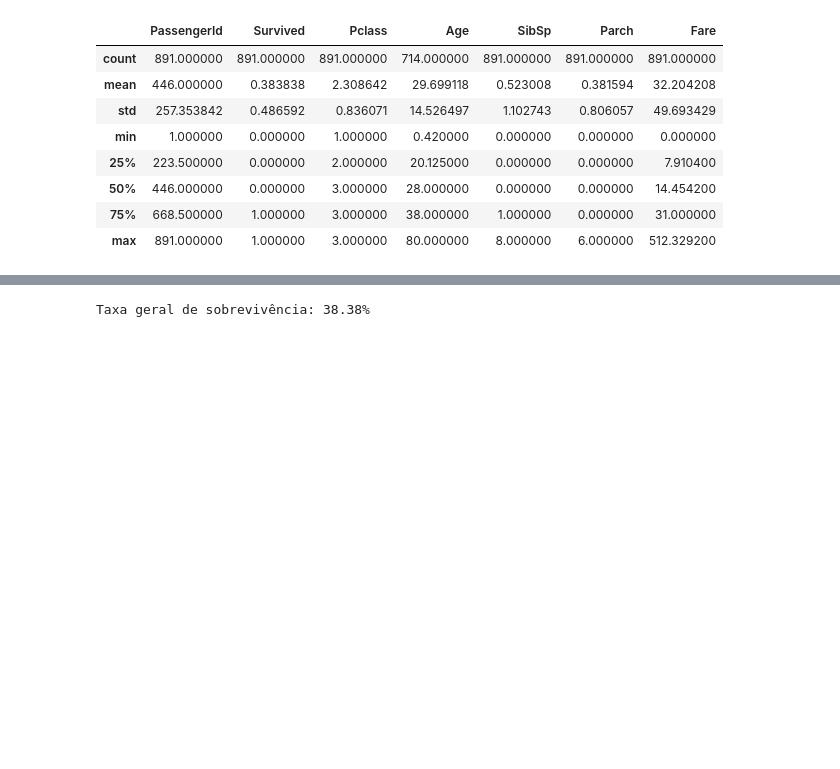
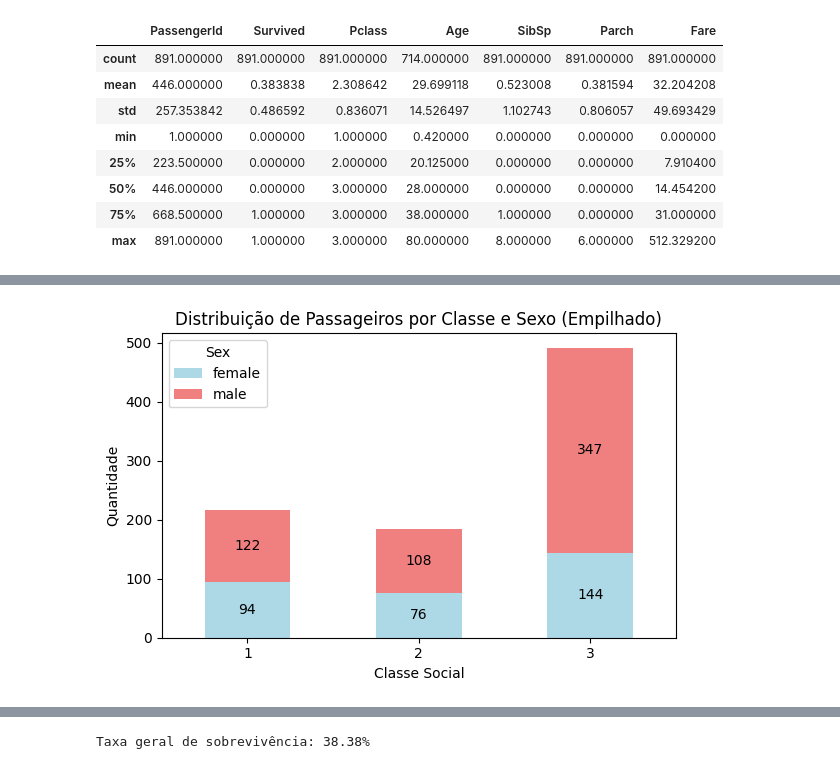
Before and after one commit to Mestrie/DeepLearningBook, a Jupyter notebook: Rede_Neurais_Avaliação_P3.ipynb, the cells around one changed output, grey strips where cells are left out. Saved outputs shown, nothing was run; the diff lists cells and outputs as text; code cells hidden in the pictures; blank space fills up the shorter version.

Commit message:
Criado usando o Colab adicionando comentários explicativos em markdown

```diff
--- a/Rede_Neurais_Avaliação_P3.ipynb
+++ b/Rede_Neurais_Avaliação_P3.ipynb
@@ -71,0 +100,22 @@ df.describe()
+# %%
+# Agrupa os dados por Classe e Sexo, contando ocorrências
+counts = df.groupby('Pclass')['Sex'].value_counts().unstack().fillna(0)
+
+# Define cores pastel para Masculino/Feminino
+colors = ['lightblue', 'lightcoral']  # Masculino (azul), Feminino (rosa)
+
+# Plota o gráfico de barras empilhadas
+ax = counts.plot(kind='bar', stacked=True, color=colors, figsize=(6,4))
+plt.title("Distribuição de Passageiros por Classe e Sexo (Empilhado)")
+plt.xlabel("Classe Social")
+plt.ylabel("Quantidade")
+plt.xticks(rotation=0)
+
+# Adiciona rótulos em cada segmento
+for container in ax.containers:
+    ax.bar_label(container, label_type='center')
+
+plt.tight_layout()
+plt.show()
+# %% [output]
+[figure, added]
```
Also changed, not shown: parts of 124 cells of this notebook.
